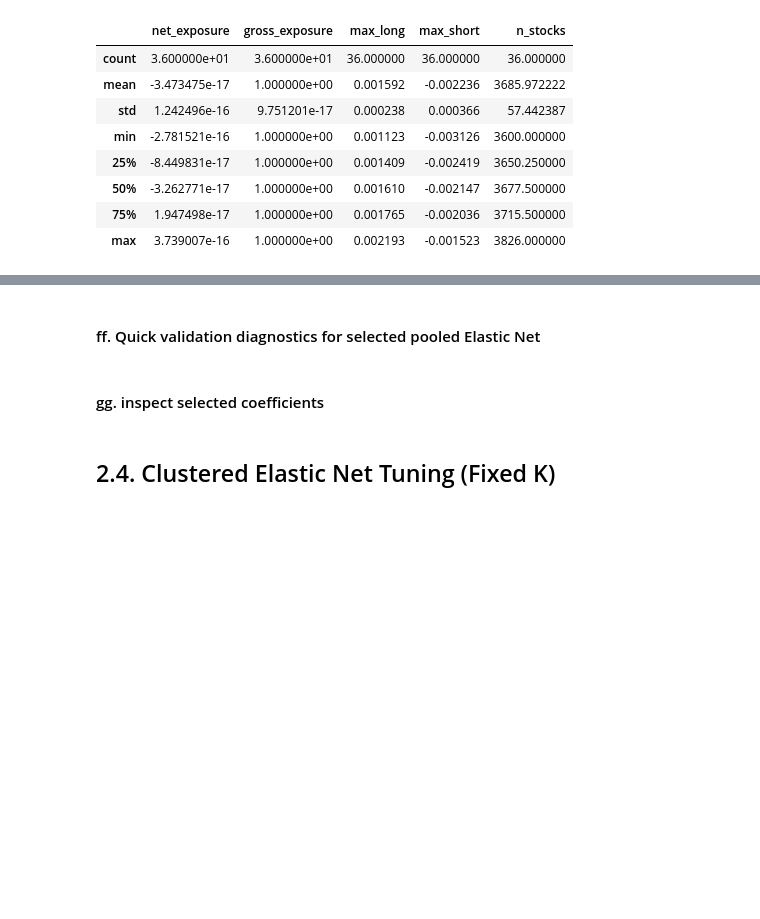
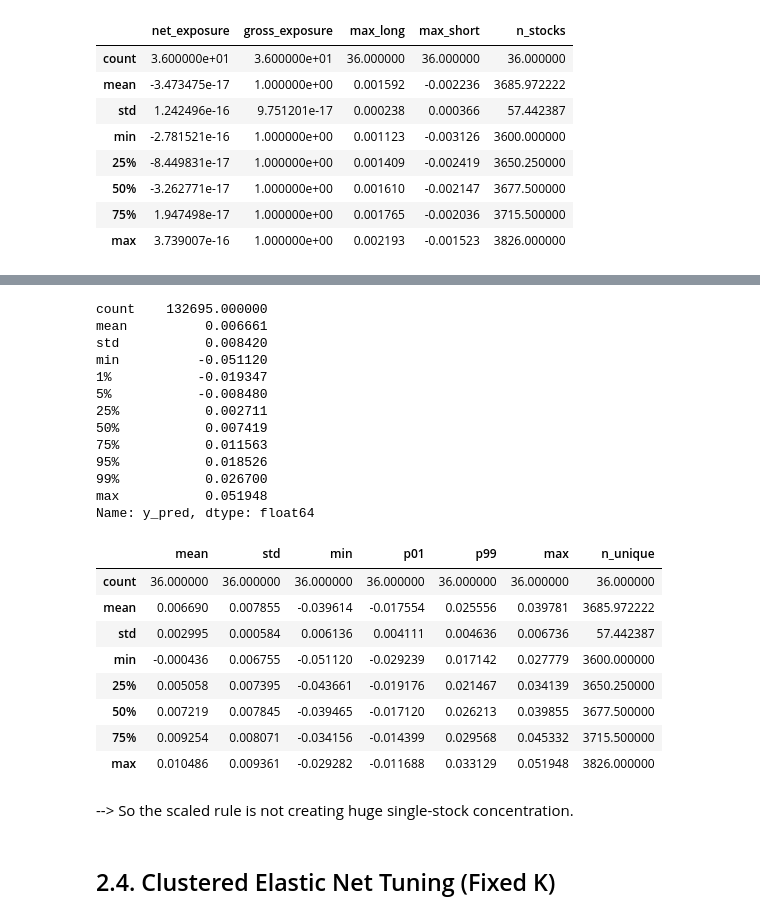
Before and after one commit to JackyJacky1029/FINA-4713-Group-9-Project, a Jupyter notebook: jkp_project.ipynb, the cells around one changed output, grey strips where cells are left out. Cells and saved outputs as stored; diff of their text form; code cells hidden in the pictures; blank space fills up the shorter version.

```diff
--- a/jkp_project.ipynb
+++ b/jkp_project.ipynb
@@ -3269,2 +2901,0 @@ display(pooled_valid_weight_check.describe())
-# %% [markdown]
-#### ff. Quick validation diagnostics for selected pooled Elastic Net
@@ -3293,2 +2901,0 @@ display(pooled_valid_weight_check.describe())
-# %% [markdown]
-#### gg. inspect selected coefficients
@@ -3325,3 +2902,50 @@ display(pooled_valid_weight_check.describe())
+# %%
+display(
+    pooled_valid_pred["y_pred"].describe(
+        percentiles=[0.01, 0.05, 0.25, 0.50, 0.75, 0.95, 0.99]
+    )
+)
+
+monthly_pred_summary = (
+    pooled_valid_pred
+    .groupby("eom")["y_pred"]
+    .agg(
+        mean="mean",
+        std="std",
+        min="min",
+        p01=lambda x: x.quantile(0.01),
+        p99=lambda x: x.quantile(0.99),
+        max="max",
+        n_unique="nunique"
+    )
+)
+
+display(monthly_pred_summary.describe())
+# %% [output]
+count    132695.000000
+mean          0.006661
+std           0.008420
+min          -0.051120
+1%           -0.019347
+5%           -0.008480
+25%           0.002711
+50%           0.007419
+75%           0.011563
+95%           0.018526
+99%           0.026700
+max           0.051948
+Name: y_pred, dtype: float64
+|  | mean | std | min | p01 | p99 | max | n_unique |
+| count | 36.000000 | 36.000000 | 36.000000 | 36.000000 | 36.000000 | 36.000000 | 36.000000 |
+| mean | 0.006690 | 0.007855 | -0.039614 | -0.017554 | 0.025556 | 0.039781 | 3685.972222 |
+| std | 0.002995 | 0.000584 | 0.006136 | 0.004111 | 0.004636 | 0.006736 | 57.442387 |
+| min | -0.000436 | 0.006755 | -0.051120 | -0.029239 | 0.017142 | 0.027779 | 3600.000000 |
+| 25% | 0.005058 | 0.007395 | -0.043661 | -0.019176 | 0.021467 | 0.034139 | 3650.250000 |
+| 50% | 0.007219 | 0.007845 | -0.039465 | -0.017120 | 0.026213 | 0.039855 | 3677.500000 |
+| 75% | 0.009254 | 0.008071 | -0.034156 | -0.014399 | 0.029568 | 0.045332 | 3715.500000 |
+| max | 0.010486 | 0.009361 | -0.029282 | -0.011688 | 0.033129 | 0.051948 | 3826.000000 |
+# %% [markdown]
+--> So the scaled rule is not creating huge single-stock concentration.
 # %% [markdown]
 ## 2.4. Clustered Elastic Net Tuning (Fixed K)
 # %% [markdown]
```
Also changed, not shown: parts of 35 cells of this notebook.
